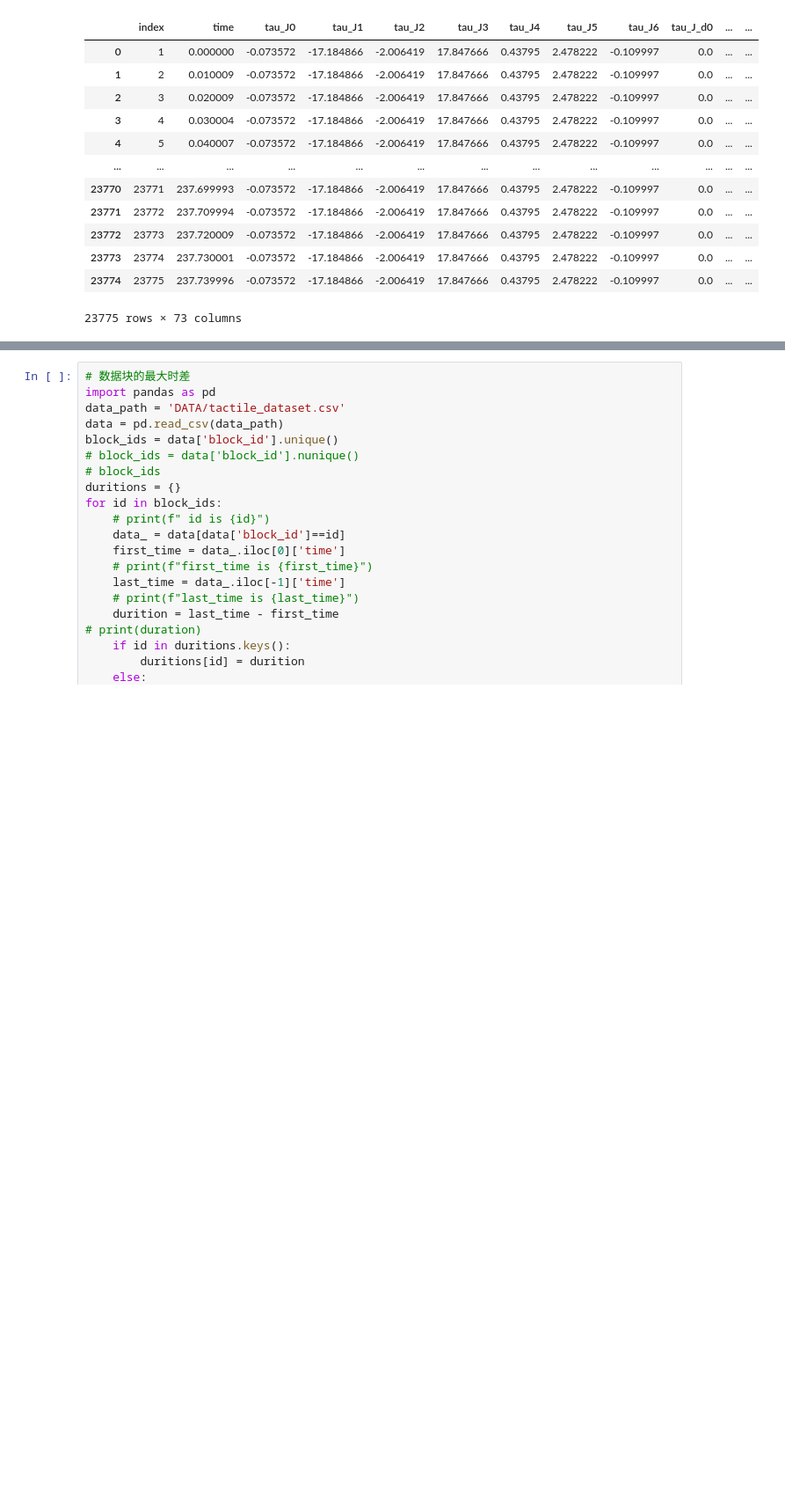
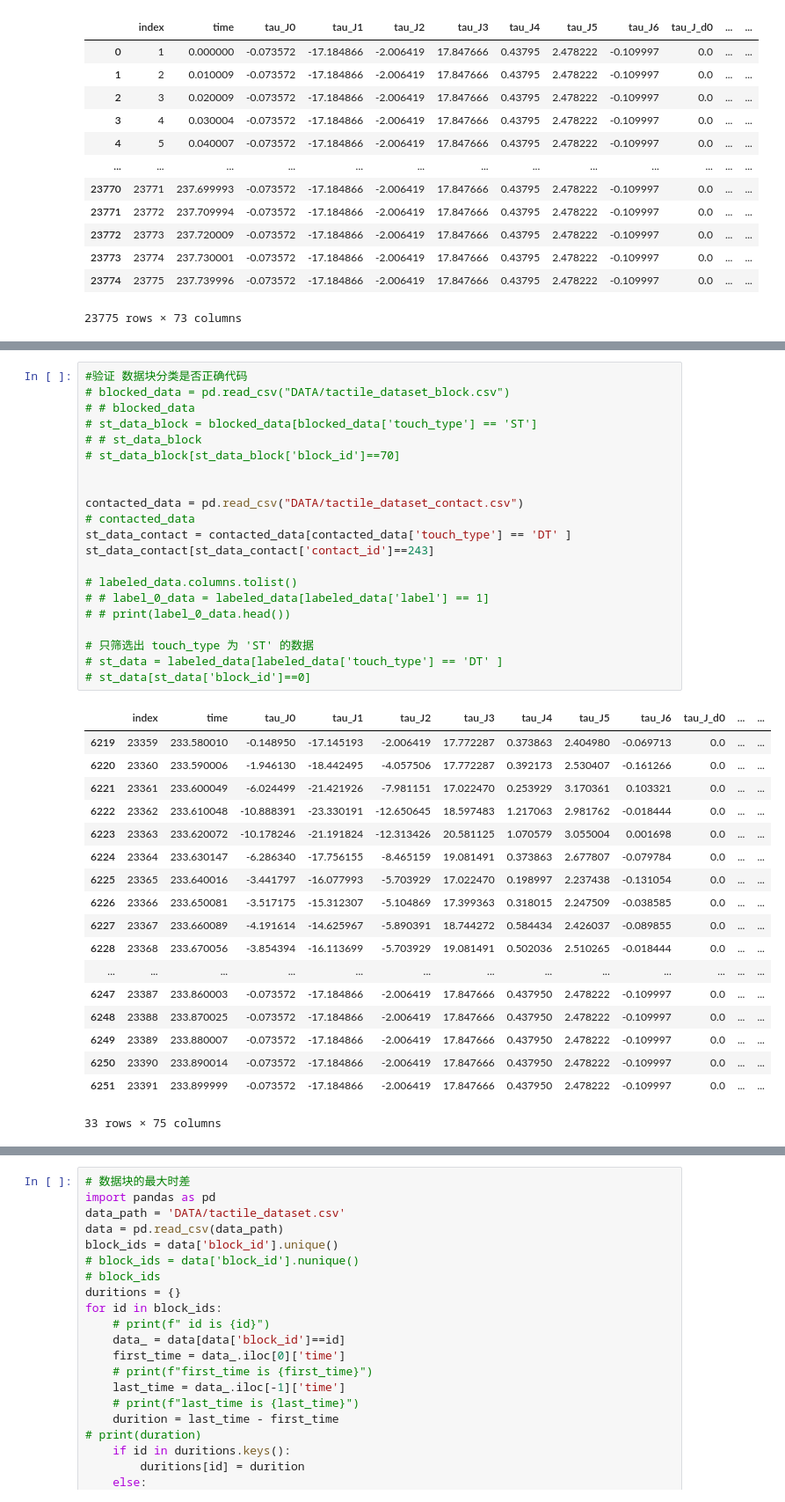
Before and after one commit to MindLabZHAW/tactileGestureDetection, a Jupyter notebook: Spectro_classify.ipynb, the cells around one changed output, grey strips where cells are left out. Shown at 88% size. Saved outputs shown, nothing was run; the diff lists cells and outputs as text; blank space fills up the shorter version.

```diff
--- a/Spectro_classify.ipynb
+++ b/Spectro_classify.ipynb
@@ -65,0 +61,40 @@ st_data[st_data['block_id']==0]
+# %%
+#验证 数据块分类是否正确代码
+# blocked_data = pd.read_csv("DATA/tactile_dataset_block.csv")
+# # blocked_data
+# st_data_block = blocked_data[blocked_data['touch_type'] == 'ST']
+# # st_data_block
+# st_data_block[st_data_block['block_id']==70]
+
+
+contacted_data = pd.read_csv("DATA/tactile_dataset_contact.csv")
+# contacted_data
+st_data_contact = contacted_data[contacted_data['touch_type'] == 'DT' ]
+st_data_contact[st_data_contact['contact_id']==243]
+
+# labeled_data.columns.tolist()
+# # label_0_data = labeled_data[labeled_data['label'] == 1]
+# # print(label_0_data.head())
+
+# 只筛选出 touch_type 为 'ST' 的数据
+# st_data = labeled_data[labeled_data['touch_type'] == 'DT' ]
+# st_data[st_data['block_id']==0]
+# %% [output]
+|  | index | time | tau_J0 | tau_J1 | tau_J2 | tau_J3 | tau_J4 | tau_J5 | tau_J6 | tau_J_d0 | ... | ... |
+| 6219 | 23359 | 233.580010 | -0.148950 | -17.145193 | -2.006419 | 17.772287 | 0.373863 | 2.404980 | -0.069713 | 0.0 | ... | ... |
+| 6220 | 23360 | 233.590006 | -1.946130 | -18.442495 | -4.057506 | 17.772287 | 0.392173 | 2.530407 | -0.161266 | 0.0 | ... | ... |
+| 6221 | 23361 | 233.600049 | -6.024499 | -21.421926 | -7.981151 | 17.022470 | 0.253929 | 3.170361 | 0.103321 | 0.0 | ... | ... |
+| 6222 | 23362 | 233.610048 | -10.888391 | -23.330191 | -12.650645 | 18.597483 | 1.217063 | 2.981762 | -0.018444 | 0.0 | ... | ... |
+| 6223 | 23363 | 233.620072 | -10.178246 | -21.191824 | -12.313426 | 20.581125 | 1.070579 | 3.055004 | 0.001698 | 0.0 | ... | ... |
+| 6224 | 23364 | 233.630147 | -6.286340 | -17.756155 | -8.465159 | 19.081491 | 0.373863 | 2.677807 | -0.079784 | 0.0 | ... | ... |
+| 6225 | 23365 | 233.640016 | -3.441797 | -16.077993 | -5.703929 | 17.022470 | 0.198997 | 2.237438 | -0.131054 | 0.0 | ... | ... |
+| 6226 | 23366 | 233.650081 | -3.517175 | -15.312307 | -5.104869 | 17.399363 | 0.318015 | 2.247509 | -0.038585 | 0.0 | ... | ... |
+| 6227 | 23367 | 233.660089 | -4.191614 | -14.625967 | -5.890391 | 18.744272 | 0.584434 | 2.426037 | -0.089855 | 0.0 | ... | ... |
+| 6228 | 23368 | 233.670056 | -3.854394 | -16.113699 | -5.703929 | 19.081491 | 0.502036 | 2.510265 | -0.018444 | 0.0 | ... | ... |
+| ... | ... | ... | ... | ... | ... | ... | ... | ... | ... | ... | ... | ... |
+| 6247 | 23387 | 233.860003 | -0.073572 | -17.184866 | -2.006419 | 17.847666 | 0.437950 | 2.478222 | -0.109997 | 0.0 | ... | ... |
+| 6248 | 23388 | 233.870025 | -0.073572 | -17.184866 | -2.006419 | 17.847666 | 0.437950 | 2.478222 | -0.109997 | 0.0 | ... | ... |
+| 6249 | 23389 | 233.880007 | -0.073572 | -17.184866 | -2.006419 | 17.847666 | 0.437950 | 2.478222 | -0.109997 | 0.0 | ... | ... |
+| 6250 | 23390 | 233.890014 | -0.073572 | -17.184866 | -2.006419 | 17.847666 | 0.437950 | 2.478222 | -0.109997 | 0.0 | ... | ... |
+| 6251 | 23391 | 233.899999 | -0.073572 | -17.184866 | -2.006419 | 17.847666 | 0.437950 | 2.478222 | -0.109997 | 0.0 | ... | ... |
+33 rows × 75 columns
```
Also changed, not shown: parts of 3 cells of this notebook.
